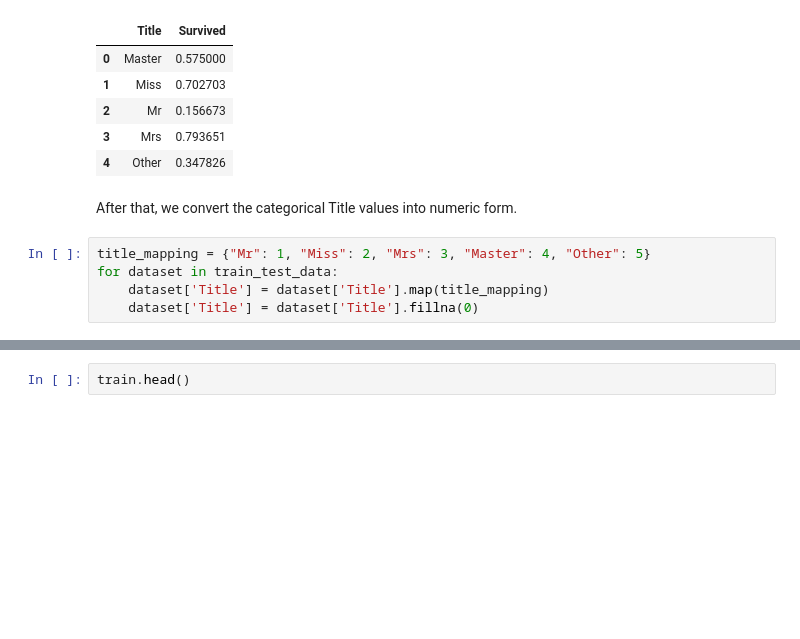
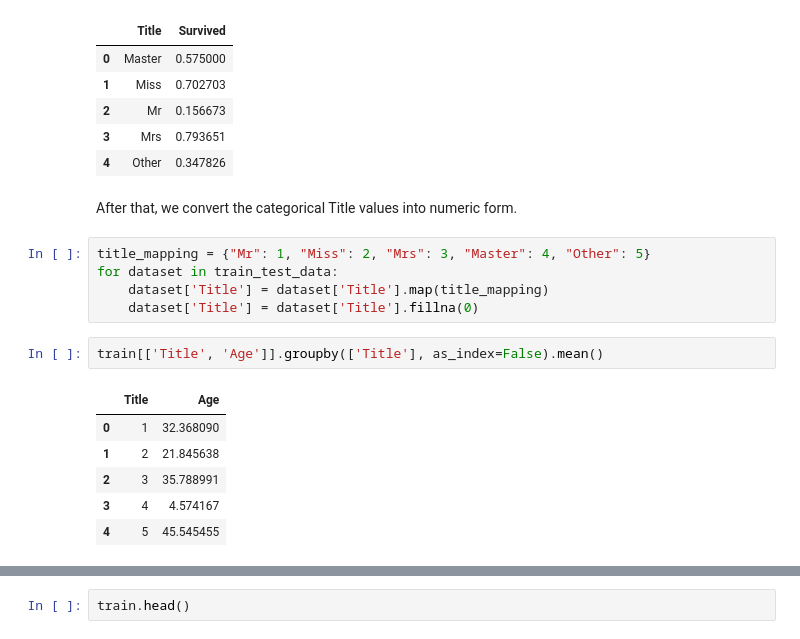
Before and after one commit to tanzim077/Titanic_survivor_prediction, a Jupyter notebook: Titanic_New.ipynb, the cells around one changed output, grey strips where cells are left out. Saved outputs shown, nothing was run; the diff lists cells and outputs as text; blank space fills up the shorter version.

```diff
--- a/Titanic_New.ipynb
+++ b/Titanic_New.ipynb
@@ -608,3 +608,12 @@ title_mapping = {"Mr": 1, "Miss": 2, "Mrs": 3, "Master": 4, "Other": 5}
 for dataset in train_test_data:
     dataset['Title'] = dataset['Title'].map(title_mapping)
     dataset['Title'] = dataset['Title'].fillna(0)
+# %%
+train[['Title', 'Age']].groupby(['Title'], as_index=False).mean()
+# %% [output]
+|  | Title | Age |
+| 0 | 1 | 32.368090 |
+| 1 | 2 | 21.845638 |
+| 2 | 3 | 35.788991 |
+| 3 | 4 | 4.574167 |
+| 4 | 5 | 45.545455 |
```
Also changed, not shown: parts of 29 cells of this notebook, 2 other files.
